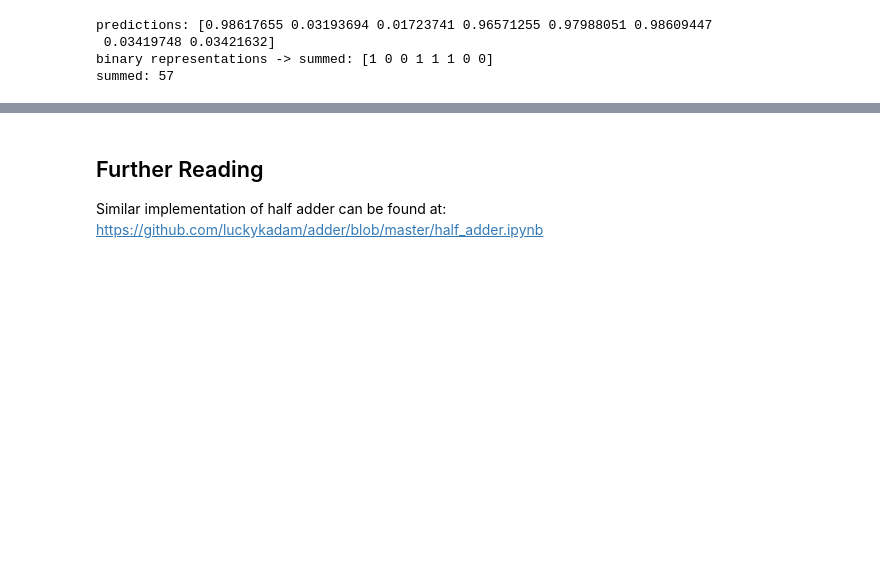
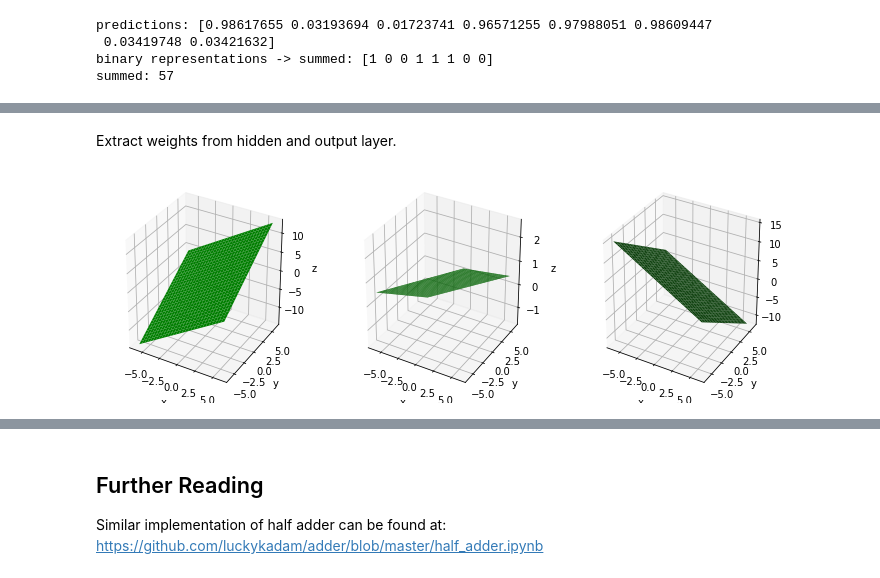
Before and after one commit to luckykadam/adder, a Jupyter notebook: full_adder.ipynb, the cells around one changed output, grey strips where cells are left out. Drawn from its saved outputs; the diff is of its cells as text; code cells hidden in the pictures; blank space fills up the shorter version.

Commit message:
add analysis section and graph plots

```diff
--- a/full_adder.ipynb
+++ b/full_adder.ipynb
@@ -196,0 +204,35 @@ As we can see, our model works perfectly.
+# %% [markdown]
+Extract weights from hidden and output layer.
+# %%
+hidden_layer = model.get_layer('hidden')
+hidden_weights, hidden_biases = hidden_layer.weights
+
+output_layer = model.get_layer('output')
+output_weights, output_biases = output_layer.weights
+# %%
+def get_decision_boundary(weight, bias):
+    def z_function(x, y):
+        return - weight[0] * x / weight[2] - weight[1] * y / weight[2] - bias / weight[2]
+
+    x = np.linspace(-6, 6, 30)
+    y = np.linspace(-6, 6, 30)
+
+    X, Y = np.meshgrid(x, y)
+    Z = z_function(X, Y)
+    return X, Y, Z
+# %%
+def plot_layer_decision_boundaries(weights, biases):
+    fig = plt.figure(figsize=plt.figaspect(0.33))
+    for i in range(len(weights)):
+        X, Y, Z = get_decision_boundary(weights[i], biases[i])
+
+        ax = fig.add_subplot(1, 3, i+1, projection='3d')
+        ax.plot_surface(X, Y, Z, color='green')
+        ax.set_xlabel('x')
+        ax.set_ylabel('y')
+        ax.set_zlabel('z')
+    plt.show()
+# %%
+plot_layer_decision_boundaries(tf.transpose(hidden_weights), hidden_biases)
+# %% [output]
+[figure, added]
```
Also changed, not shown: parts of 7 cells of this notebook.
